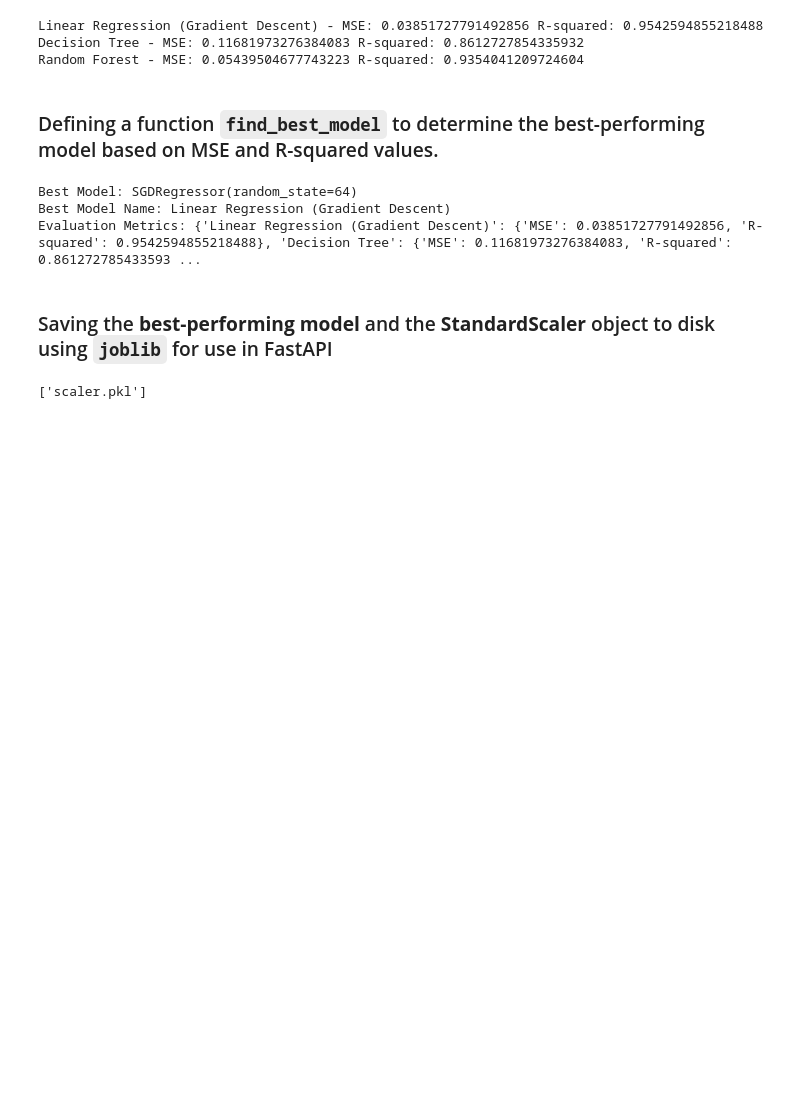
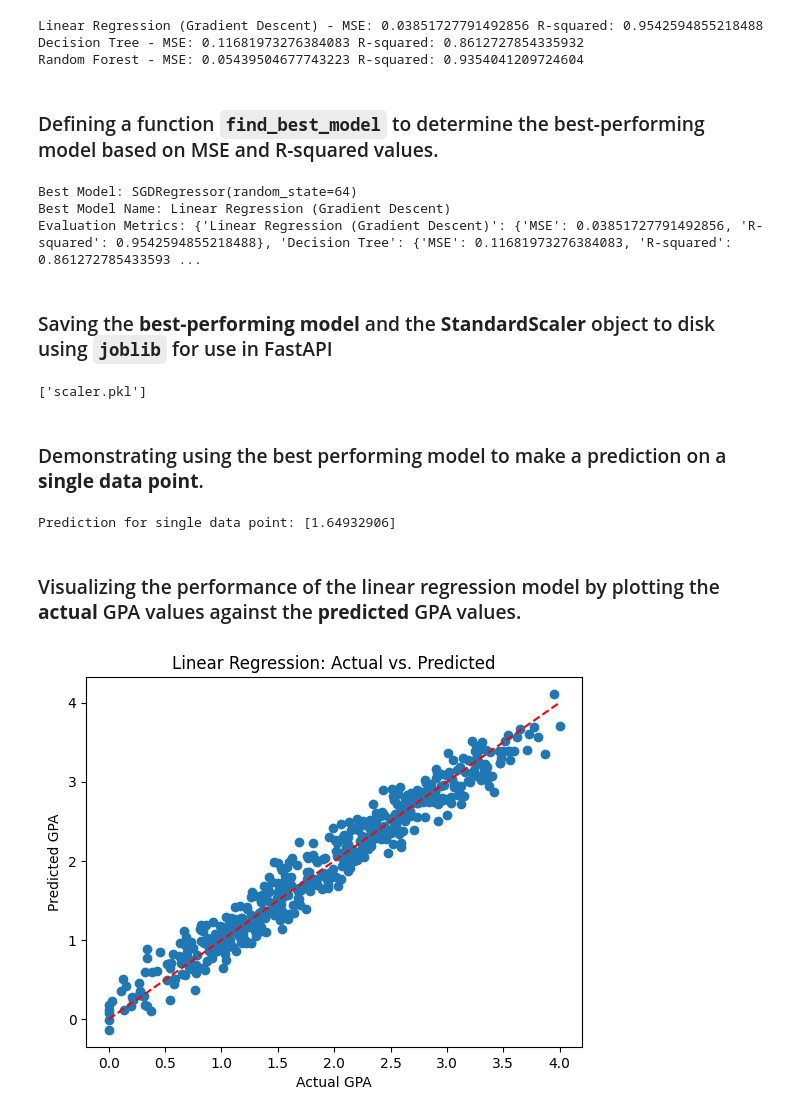
Before and after one commit to excelasaph/linear_regression_model, a Jupyter notebook: summative/linear_regression/multivariate.ipynb, the cells around one changed output. Saved outputs shown, nothing was run; the diff lists cells and outputs as text; code cells hidden in the pictures; blank space fills up the shorter version.

Commit message:
demonstrating how to use the best performing model to make a prediction on a single data point.

```diff
--- a/summative/linear_regression/multivariate.ipynb
+++ b/summative/linear_regression/multivariate.ipynb
@@ -414,3 +414,25 @@ joblib.dump(best_model, 'best_model.pkl')
 joblib.dump(scaler, 'scaler.pkl')
 # %% [output]
 ['scaler.pkl']
+# %% [markdown]
+### Demonstrating using the best performing model to make a prediction on a **single data point**.
+# %%
+single_data_point = X_test_scaled[0].reshape(1, -1)
+
+# Make a prediction using the best model
+single_prediction = best_model.predict(single_data_point)
+
+print("Prediction for single data point:", single_prediction)
+# %% [output]
+Prediction for single data point: [1.64932906]
+# %% [markdown]
+### Visualizing the performance of the linear regression model by plotting the **actual** GPA values against the **predicted** GPA values.
+# %%
+plt.scatter(y_test, sgd_predictions)
+plt.plot([min(y_test), max(y_test)], [min(y_test), max(y_test)], color='red', linestyle='--')
+plt.xlabel("Actual GPA")
+plt.ylabel("Predicted GPA")
+plt.title("Linear Regression: Actual vs. Predicted")
+plt.show()
+# %% [output]
+[figure, added]
```
